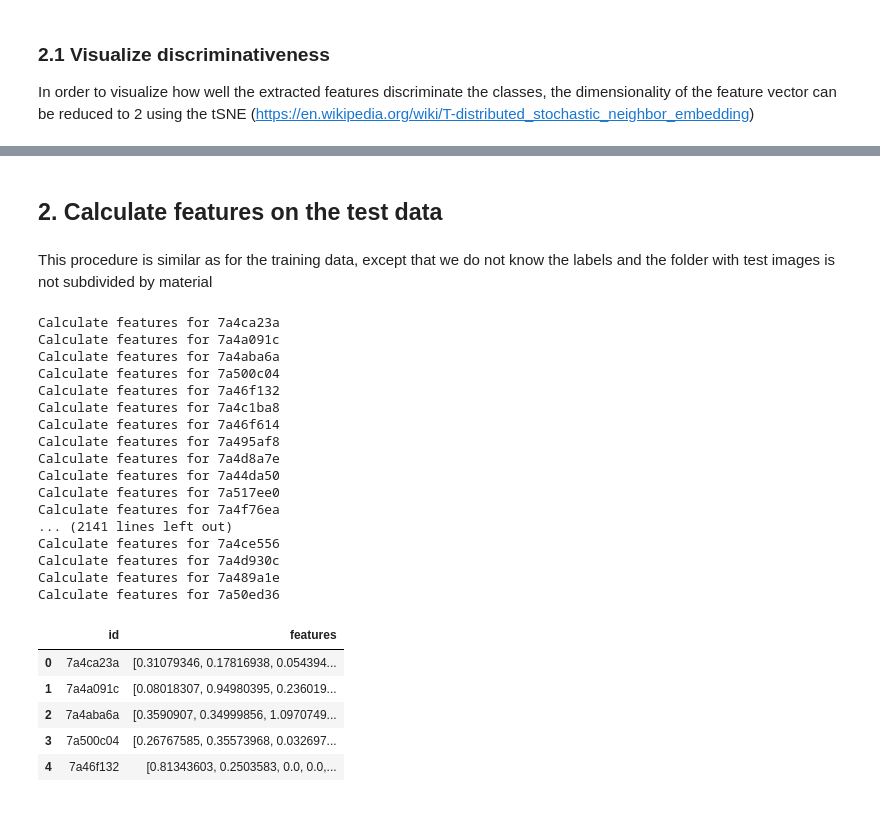
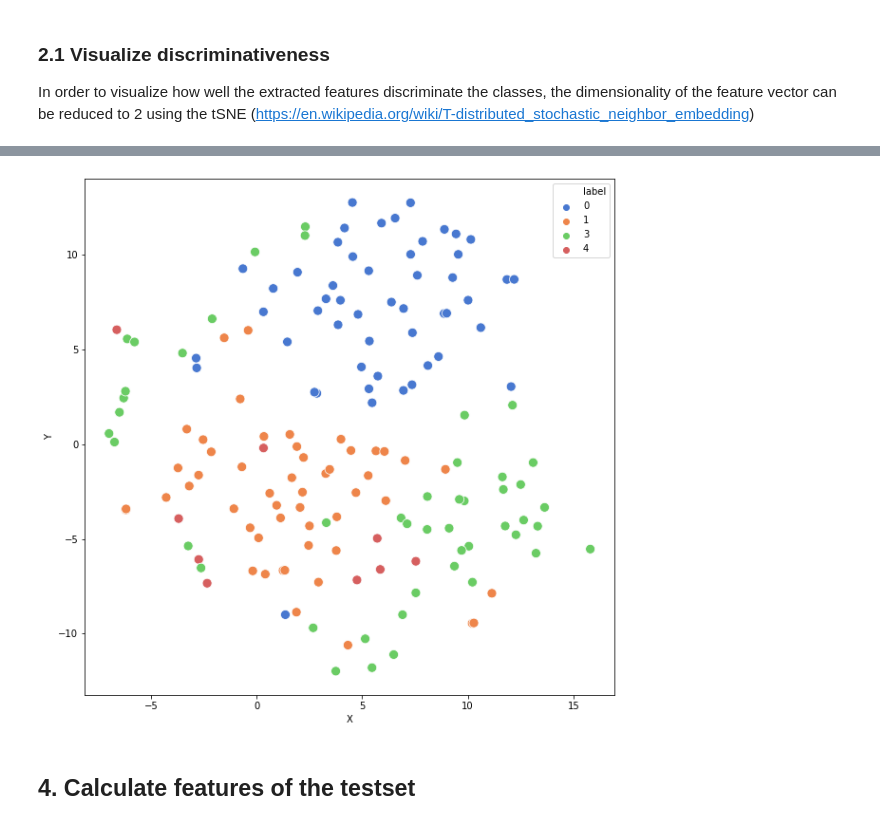
Before and after one commit to jo-ruether/ipeo_carribean, a Jupyter notebook: src/Feature extraction.ipynb, the cells around one changed output, grey strips where cells are left out. Drawn from its saved outputs; the diff is of its cells as text; code cells hidden in the pictures.

```diff
--- a/src/Feature extraction.ipynb
+++ b/src/Feature extraction.ipynb
@@ -214,4 +197,6 @@ plot_tSNE(feat_matrix, labels, path=results_dir)
+# %%
+plot_tsne(features_proj, labels_list)
+# %% [output]
+[figure, added]
 # %% [markdown]
-## 2. Calculate features on the test data
+## 4. Calculate features of the testset
-# %% [markdown]
-This procedure is similar as for the training data, except that we do not know the labels and the folder with test images is not subdivided by material
@@ -247,30 +203 @@ def calculate_features_test(test_dir):
-# %%
-features_test = calculate_features_test(test_dir)
-# %% [output]
-Calculate features for 7a4ca23a
-Calculate features for 7a4a091c
-Calculate features for 7a4aba6a
-Calculate features for 7a500c04
-Calculate features for 7a46f132
-Calculate features for 7a4c1ba8
-Calculate features for 7a46f614
-Calculate features for 7a495af8
-Calculate features for 7a4d8a7e
-Calculate features for 7a44da50
-Calculate features for 7a517ee0
-Calculate features for 7a4f76ea
-... (2141 lines left out)
-Calculate features for 7a4ce556
-Calculate features for 7a4d930c
-Calculate features for 7a489a1e
-Calculate features for 7a50ed36
-# %%
-features_test.head()
-# %% [output]
-|  | id | features |
-| 0 | 7a4ca23a | [0.31079346, 0.17816938, 0.054394... |
-| 1 | 7a4a091c | [0.08018307, 0.94980395, 0.236019... |
-| 2 | 7a4aba6a | [0.3590907, 0.34999856, 1.0970749... |
-| 3 | 7a500c04 | [0.26767585, 0.35573968, 0.032697... |
-| 4 | 7a46f132 | [0.81343603, 0.2503583, 0.0, 0.0,... |
 # %%
```
Also changed, not shown: parts of 39 cells of this notebook.
